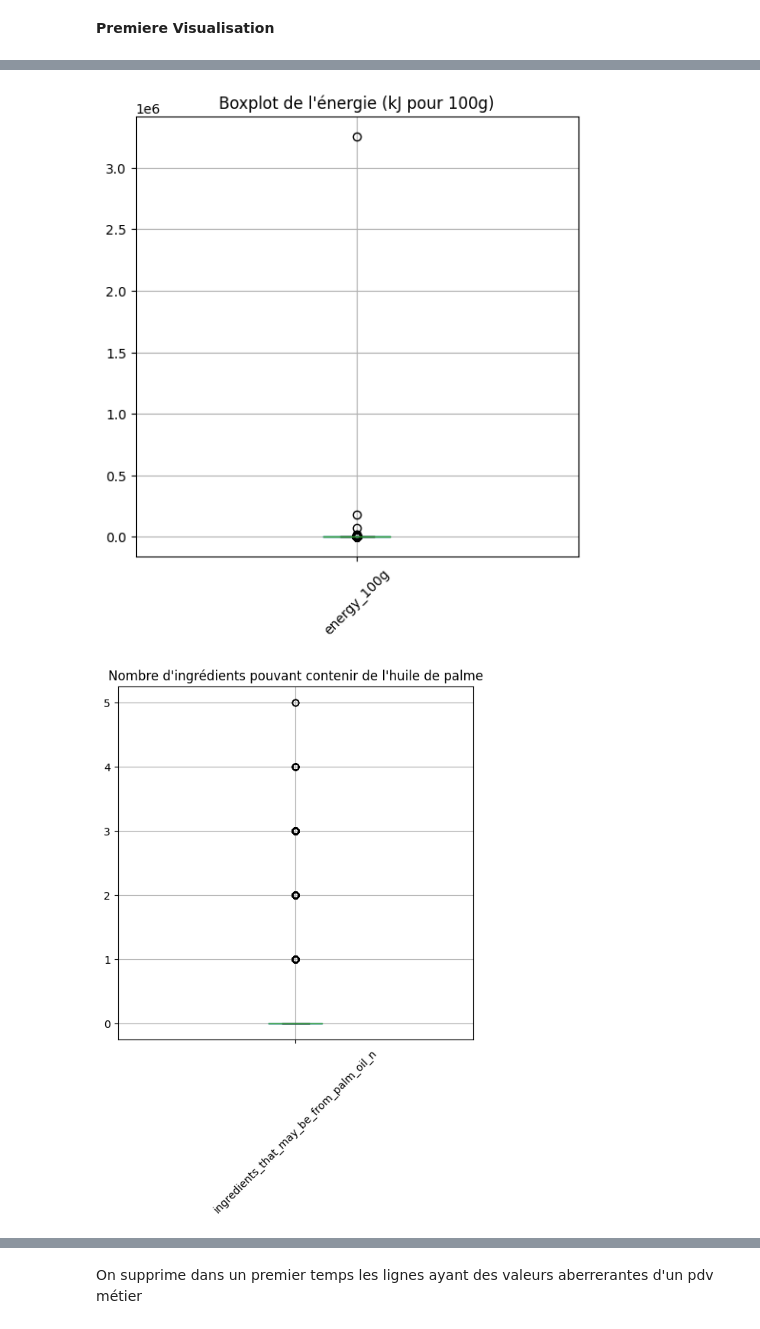
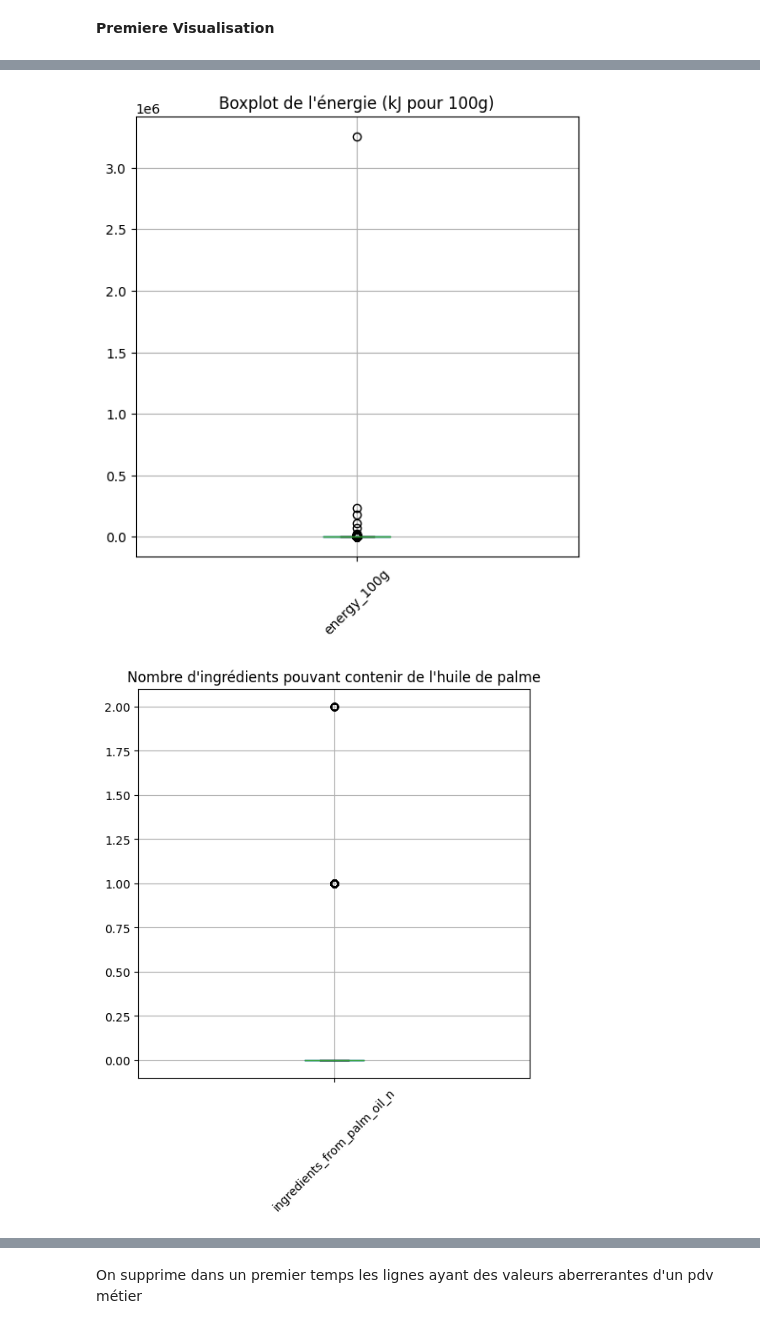
Before and after one commit to Bigzz22/Projets_OC, a Jupyter notebook: Projet 2/projet2.ipynb, the cells around one changed output, grey strips where cells are left out. Saved outputs shown, nothing was run; the diff lists cells and outputs as text; code cells hidden in the pictures.

```diff
--- a/Projet 2/projet2.ipynb
+++ b/Projet 2/projet2.ipynb
@@ -15,7 +15,8 @@ def automate_data_processing(df, target_column, missing_value_threshold=0.5):
     df_cleaned = df.dropna(thresh=threshold, axis=1)
 
     df_cleaned = df_cleaned.dropna(subset=[target_column])
-    df_cleaned['main_category'] = df['main_category']
+    df_cleaned['pnns_groups_1'] = df['pnns_groups_1']
+    df_cleaned['pnns_groups_2'] = df['pnns_groups_2']
     y = df_cleaned[target_column]
     X = df_cleaned.drop(columns=[target_column])
 
@@ -23,13 +24,14 @@ def automate_data_processing(df, target_column, missing_value_threshold=0.5):
 
     return df_cleaned, X, y
 
+
 def clean_outliers(df):
     cols_100g = [col for col in df.columns if col.endswith('_100g')]
 
     df[cols_100g] = df[cols_100g].applymap(lambda x: abs(x) if pd.notnull(x) else x)
 
     nutrient_thresholds = {
-        'energy_100g': 5000,
+        'energy_100g': 4000,
         'fat_100g': 100,
         'saturated-fat_100g': 90,
         'carbohydrates_100g': 100,
@@ -45,6 +47,14 @@ def clean_outliers(df):
         df[col] = df[col].apply(lambda x: x if x <= threshold else float('NaN'))
 
     return df
+
+def detect_outliers_iqr(data, column):
+    Q1 = data[column].quantile(0.25)
+    Q3 = data[column].quantile(0.75)
+    IQR = Q3 - Q1
+    lower_bound = Q1 - 1.5 * IQR
+    upper_bound = Q3 + 1.5 * IQR
+    return data[(data[column] < lower_bound) | (data[column] > upper_bound)]
 # %%
 df = pd.read_csv('/kaggle/input/projet-dataset/data.csv', sep='\t')
 df.head();
@@ -110,4 +120,9 @@ Il nous reste après le nettoyage des valeurs manquantes **14 données quantitat
-# %%
-df_cleaned = df_cleaned.drop(columns=['code','url','creator','created_t','created_datetime', 'last_modified_t', 'last_modified_datetime','brands','countries','countries_fr','additives_n','ingredients_from_palm_oil_n', 'states_tags', 'states_fr', 'nutrition-score-fr_100g', 'nutrition-score-uk_100g', 'serving_size'])
+# %%
+excluded_columns = ['pnns_groups_1', 'pnns_groups_2', 'nutrition_grade_fr']
+non_numeric_columns = df_cleaned.select_dtypes(exclude=['number']).columns
+
+columns_to_drop = [col for col in non_numeric_columns if col not in excluded_columns]
+
+df_cleaned = df_cleaned.drop(columns=columns_to_drop)
 # %% [markdown]
 On vérifie les dimensions de notre ensemble
@@ -197,0 +198,2 @@ X.shape
+# %%
+df_cleaned = df_cleaned.drop(columns=['nutrition-score-fr_100g', 'nutrition-score-uk_100g', 'ingredients_that_may_be_from_palm_oil_n'])
@@ -198,25 +208,26 @@ X.shape
 # %%
-X.hist(bins=20, figsize=(30, 20))
+df_cleaned.hist(bins=20, figsize=(30, 20))
 plt.show()
 
-nutriment_features = [col for col in X.columns if col.endswith('_100g') and col != 'energy_100g']
+nutriment_features = [col for col in df_cleaned.columns if col.endswith('_100g') and col != 'energy_100g']
 
+# Figures des nutriments
 plt.figure(figsize=(10, 6))
-X[nutriment_features].boxplot()
+df_cleaned[nutriment_features].boxplot()
 plt.title("Boxplot des nutriments (100g)")
 plt.xticks(rotation=45)
 plt.show()
 
 # Figure pour l'énergie
 plt.figure(figsize=(6, 6))
-X[['energy_100g']].boxplot()
+df_cleaned[['energy_100g']].boxplot()
 plt.title("Boxplot de l'énergie (kJ pour 100g)")
 plt.xticks(rotation=45)
 plt.show()
 
-# Figure pour l'énergie
+# Figure pour l'huile de palme
 plt.figure(figsize=(6, 6))
-X[['ingredients_that_may_be_from_palm_oil_n']].boxplot()
+df_cleaned[['ingredients_from_palm_oil_n']].boxplot()
 plt.title("Nombre d'ingrédients pouvant contenir de l'huile de palme")
 plt.xticks(rotation=45)
 plt.show()
@@ -226,2 +237,2 @@ plt.show()
-[figure, old version]
+[figure, new version]
-[figure, old version]
+[figure, new version]
```
Also changed, not shown: parts of 62 cells of this notebook.
